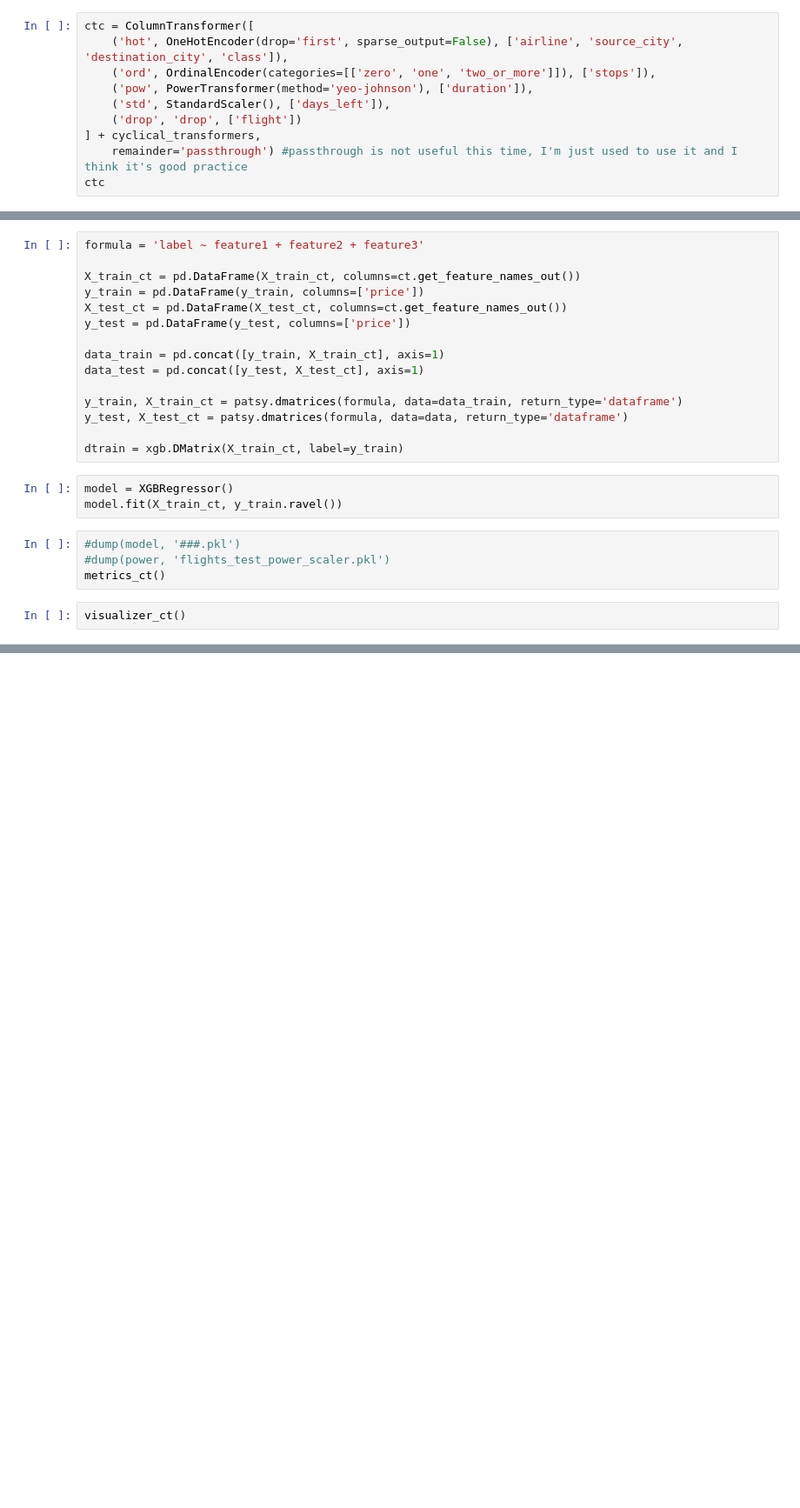
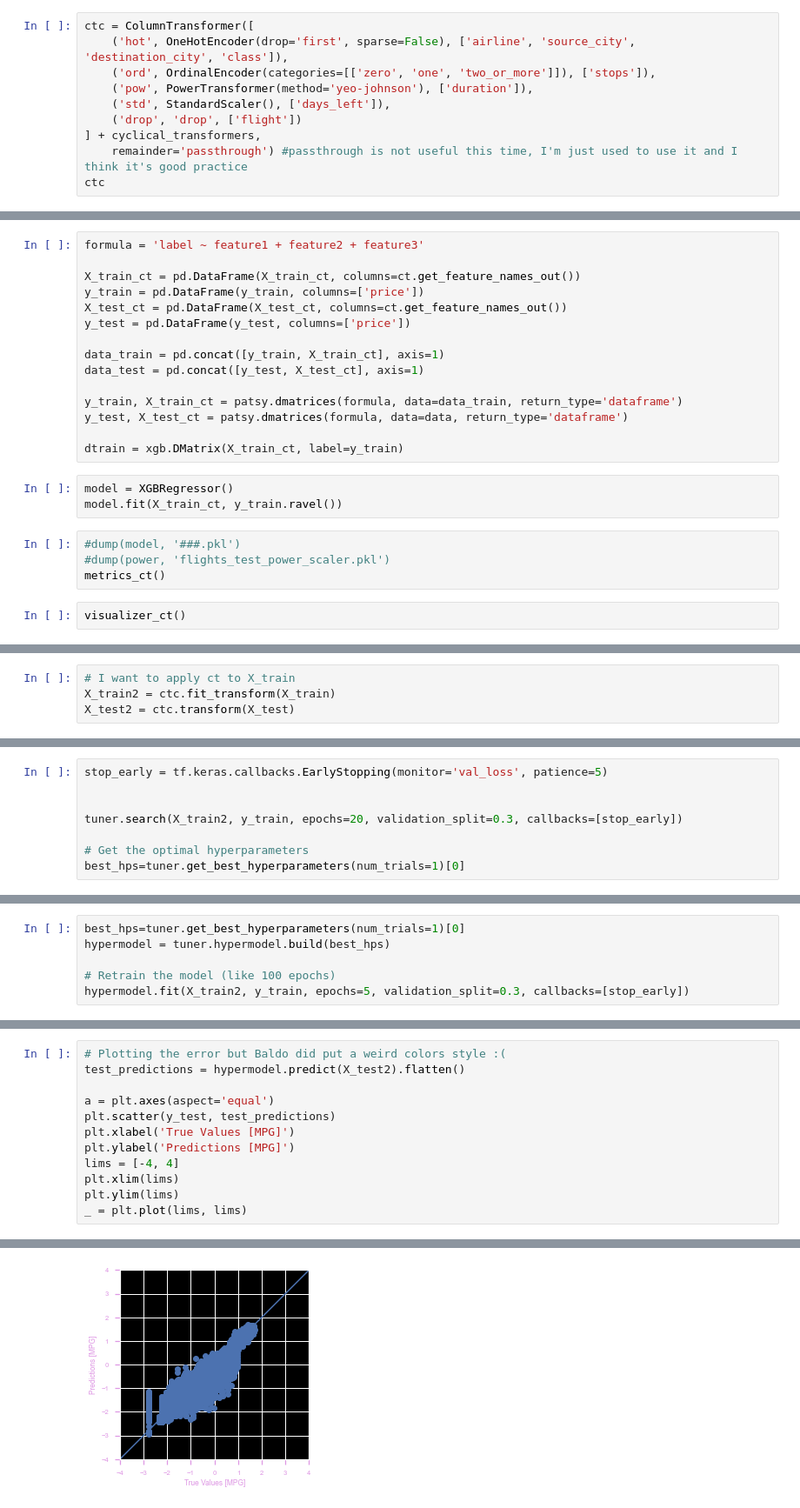
Before and after one commit to baldogiovine/763691, a Jupyter notebook: flights_provola.ipynb, the cells around one changed output, grey strips where cells are left out. Shown at 87% size. Cells and saved outputs as stored; diff of their text form; blank space fills up the shorter version.

Commit message:
adding ANN with keras tuner, the tuning folders can be deleted if needed

```diff
--- a/flights_provola.ipynb
+++ b/flights_provola.ipynb
@@ -629,7 +763,7 @@ cyclical_transformers = [
 #cyclical_transformers
 # %%
 ctc = ColumnTransformer([
-    ('hot', OneHotEncoder(drop='first', sparse_output=False), ['airline', 'source_city', 'destination_city', 'class']),
+    ('hot', OneHotEncoder(drop='first', sparse=False), ['airline', 'source_city', 'destination_city', 'class']),
     ('ord', OrdinalEncoder(categories=[['zero', 'one', 'two_or_more']]), ['stops']),
     ('pow', PowerTransformer(method='yeo-johnson'), ['duration']),
     ('std', StandardScaler(), ['days_left']),
@@ -1398,0 +1541,4 @@ visualizer_ct()
+# %%
+# I want to apply ct to X_train
+X_train2 = ctc.fit_transform(X_train)
+X_test2 = ctc.transform(X_test)
@@ -1398,0 +1599,8 @@ visualizer_ct()
+# %%
+stop_early = tf.keras.callbacks.EarlyStopping(monitor='val_loss', patience=5)
+
+
+tuner.search(X_train2, y_train, epochs=20, validation_split=0.3, callbacks=[stop_early])
+
+# Get the optimal hyperparameters
+best_hps=tuner.get_best_hyperparameters(num_trials=1)[0]
@@ -1398,0 +1648,6 @@ visualizer_ct()
+# %%
+best_hps=tuner.get_best_hyperparameters(num_trials=1)[0]
+hypermodel = tuner.hypermodel.build(best_hps)
+
+# Retrain the model (like 100 epochs)
+hypermodel.fit(X_train2, y_train, epochs=5, validation_split=0.3, callbacks=[stop_early])
@@ -1398,0 +1674,13 @@ visualizer_ct()
+# %%
+# Plotting the error but Baldo did put a weird colors style :(
+test_predictions = hypermodel.predict(X_test2).flatten()
+
+a = plt.axes(aspect='equal')
+plt.scatter(y_test, test_predictions)
+plt.xlabel('True Values [MPG]')
+plt.ylabel('Predictions [MPG]')
+lims = [-4, 4]
+plt.xlim(lims)
+plt.ylim(lims)
+_ = plt.plot(lims, lims)
+# %% [output]
@@ -1398,0 +1688 @@ visualizer_ct()
+[figure, added]
```
Also changed, not shown: parts of 46 cells of this notebook, 8 other files.
